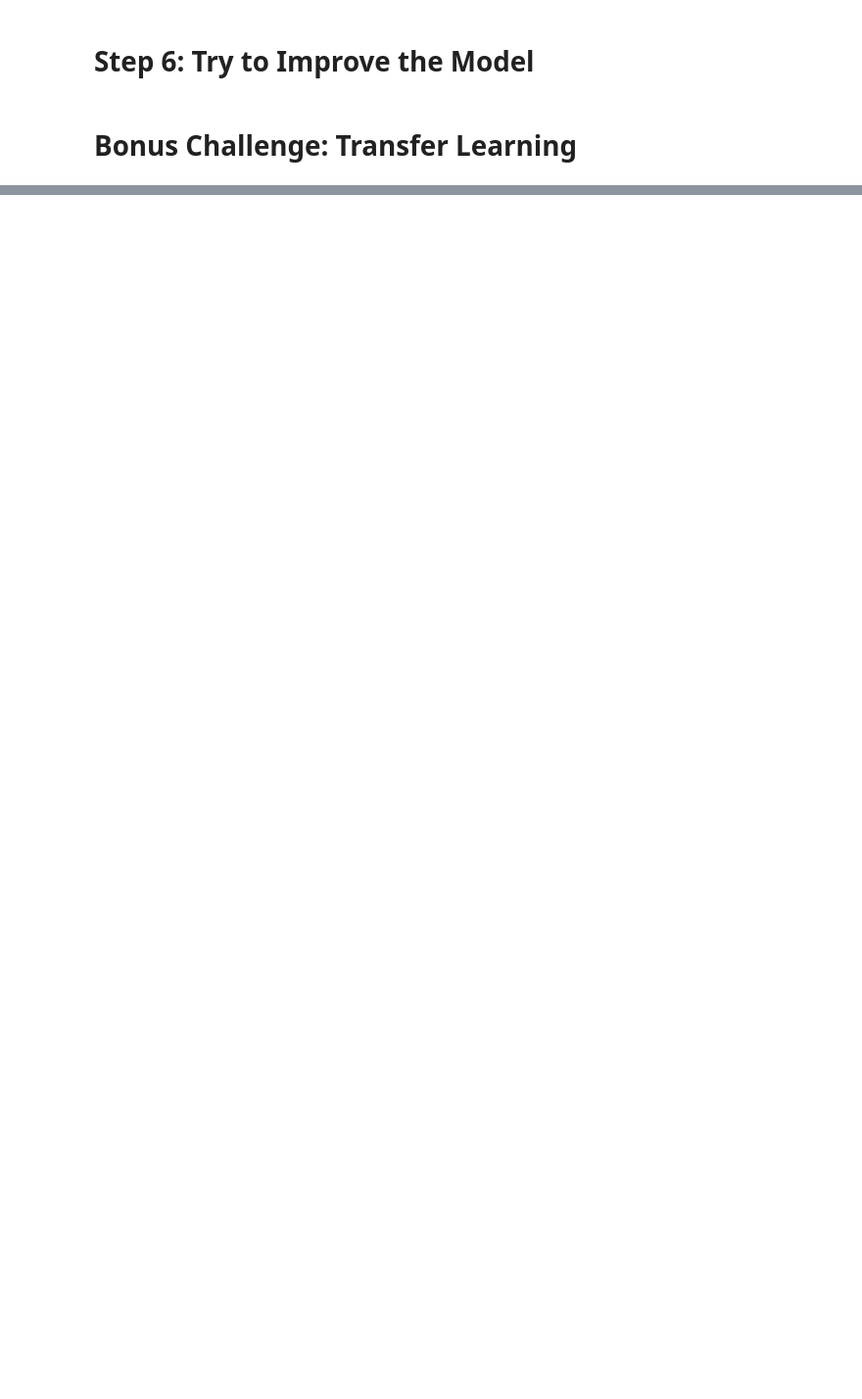
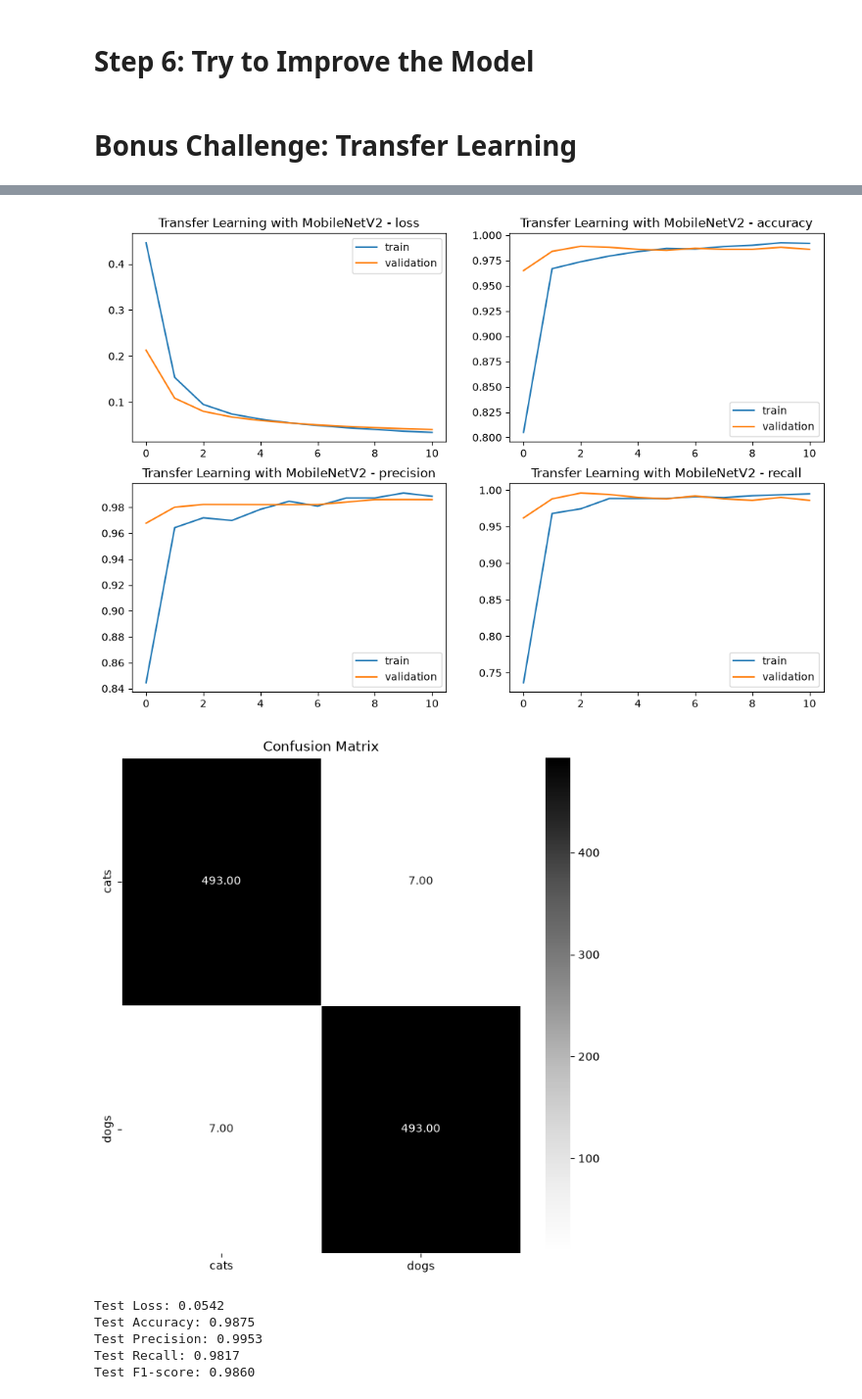
Before and after one commit to AlexisLaf/SimpleCNN_Classifier, a Jupyter notebook: CNN.ipynb, the cells around one changed output, grey strips where cells are left out. Shown at 98% size. Cells and saved outputs as stored; diff of their text form; code cells hidden in the pictures; blank space fills up the shorter version.

```diff
--- a/CNN.ipynb
+++ b/CNN.ipynb
@@ -438,3 +441,27 @@ Test F1-score: 0.7250
 # Step 6: Try to Improve the Model
 # %% [markdown]
 # Bonus Challenge: Transfer Learning
+# %%
+IMG_SIZE_TL = (224, 224)
+
+train_dataset, test_dataset, validation_dataset = create_datasets(IMG_SIZE_TL, BATCH_SIZE, SEED)
+
+base_model = tf.keras.applications.MobileNetV2(
+    input_shape=(IMG_SIZE_TL[0], IMG_SIZE_TL[1], 3),
+    include_top=False,
+    weights='imagenet'
+)
+
+base_model.trainable = False
+
+model_tl = tf.keras.Sequential([
+    tf.keras.layers.Rescaling(1./127.5, offset=-1, input_shape=(224, 224, 3), name="Scalling_MobileNetV2"),
+
+    base_model,
+
+    tf.keras.layers.GlobalAveragePooling2D(name="Global_Average_Pooling"),
+
+    tf.keras.layers.Dense(1, activation="sigmoid", name="Last_deliberation_layer")
+])
+
+model_tl.summary()
@@ -440,0 +492,5 @@ Test F1-score: 0.7250
+# %%
+model_tl = Compile_model(model_tl, optimizer_learning_rate=0.001,
+                         metrics=["accuracy", "precision", "recall"])
+
+history_tl = fit_model(model_tl, details=True)
@@ -440,0 +516,12 @@ Test F1-score: 0.7250
+# %%
+plot_history(history_tl, "Transfer Learning with MobileNetV2")
+
+val_tl = Full_evaluation(model_tl, Print=True)
+# %% [output]
+[figure, added]
+[figure, added]
+Test Loss: 0.0542
+Test Accuracy: 0.9875
+Test Precision: 0.9953
+Test Recall: 0.9817
+Test F1-score: 0.9860
```
Also changed, not shown: parts of 13 cells of this notebook, 1 other file.
